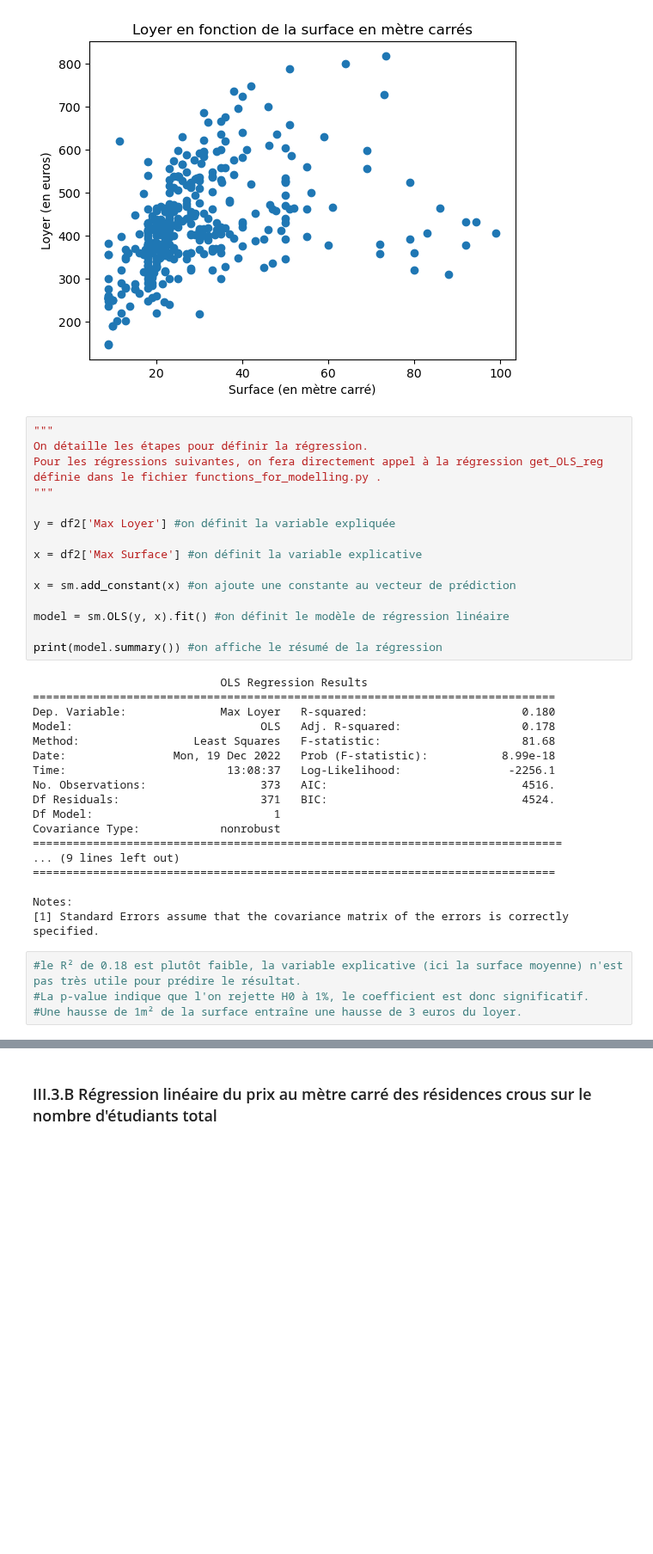
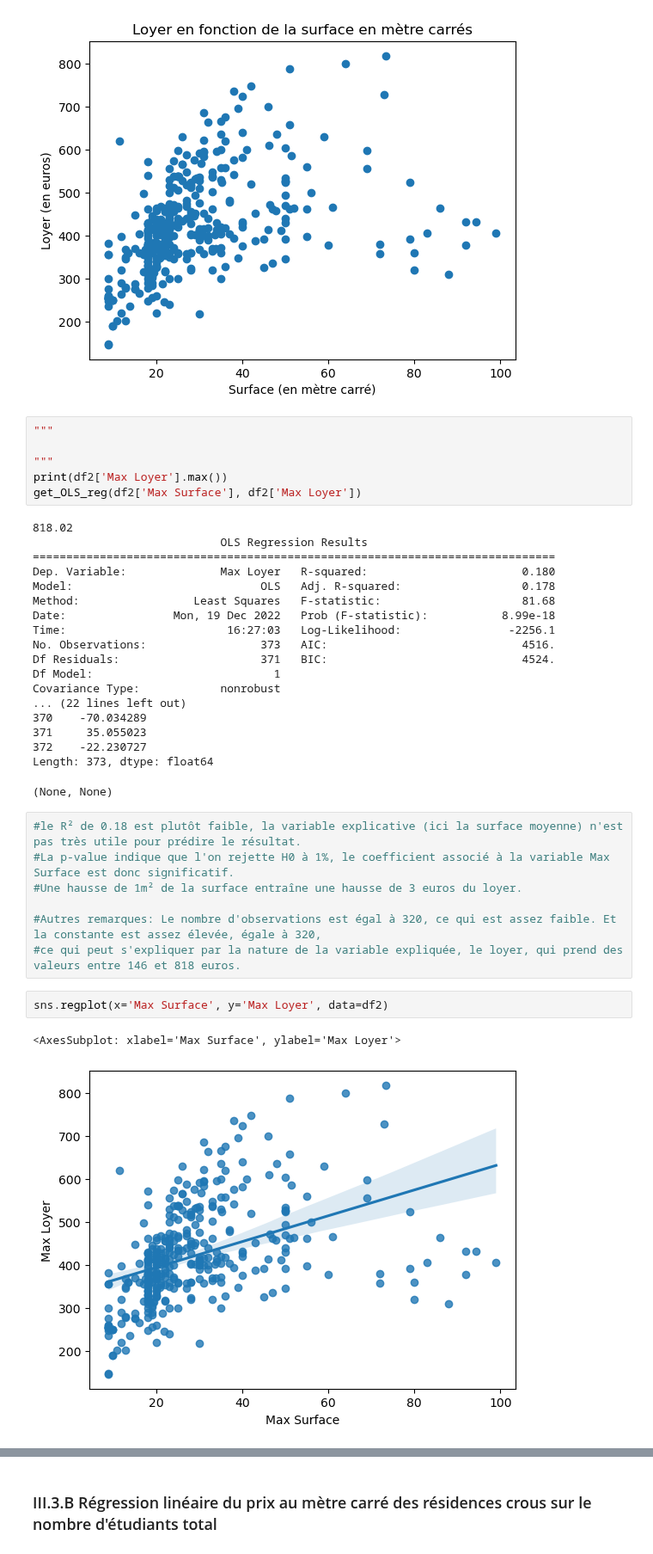
Before and after one commit to Simgnt/La-loi-du-Crous, a Jupyter notebook: Regressions.ipynb, the cells around one changed output, grey strips where cells are left out. Shown at 86% size. Drawn from its saved outputs; the diff is of its cells as text; blank space fills up the shorter version.

```diff
--- a/Regressions.ipynb
+++ b/Regressions.ipynb
@@ -461,39 +464,39 @@ plt.show()
 [figure]
 # %%
 """
-On détaille les étapes pour définir la régression.
-Pour les régressions suivantes, on fera directement appel à la régression get_OLS_reg définie dans le fichier functions_for_modelling.py .
+
 """
-
-y = df2['Max Loyer'] #on définit la variable expliquée
-
-x = df2['Max Surface'] #on définit la variable explicative
-
-x = sm.add_constant(x) #on ajoute une constante au vecteur de prédiction
-
-model = sm.OLS(y, x).fit() #on définit le modèle de régression linéaire
-
-print(model.summary()) #on affiche le résumé de la régression
+print(df2['Max Loyer'].max())
+get_OLS_reg(df2['Max Surface'], df2['Max Loyer'])
 # %% [output]
+818.02
                             OLS Regression Results
 ==============================================================================
 Dep. Variable:              Max Loyer   R-squared:                       0.180
 Model:                            OLS   Adj. R-squared:                  0.178
 Method:                 Least Squares   F-statistic:                     81.68
 Date:                Mon, 19 Dec 2022   Prob (F-statistic):           8.99e-18
-Time:                        13:08:37   Log-Likelihood:                -2256.1
+Time:                        16:27:03   Log-Likelihood:                -2256.1
 No. Observations:                 373   AIC:                             4516.
 Df Residuals:                     371   BIC:                             4524.
 Df Model:                           1
 Covariance Type:            nonrobust
-===============================================================================
-... (9 lines left out)
-==============================================================================
-
-Notes:
-[1] Standard Errors assume that the covariance matrix of the errors is correctly specified.
+... (22 lines left out)
+370    -70.034289
+371     35.055023
+372    -22.230727
+Length: 373, dtype: float64
+(None, None)
 # %%
 #le R² de 0.18 est plutôt faible, la variable explicative (ici la surface moyenne) n'est pas très utile pour prédire le résultat.
-#La p-value indique que l'on rejette H0 à 1%, le coefficient est donc significatif.
+#La p-value indique que l'on rejette H0 à 1%, le coefficient associé à la variable Max Surface est donc significatif.
 #Une hausse de 1m² de la surface entraîne une hausse de 3 euros du loyer.
+
+#Autres remarques: Le nombre d'observations est égal à 320, ce qui est assez faible. Et la constante est assez élevée, égale à 320,
+#ce qui peut s'expliquer par la nature de la variable expliquée, le loyer, qui prend des valeurs entre 146 et 818 euros.
+# %%
+sns.regplot(x='Max Surface', y='Max Loyer', data=df2)
+# %% [output]
+<AxesSubplot: xlabel='Max Surface', ylabel='Max Loyer'>
+[figure, added]
 # %%
```
Also changed, not shown: parts of 31 cells of this notebook, 1 other file.
